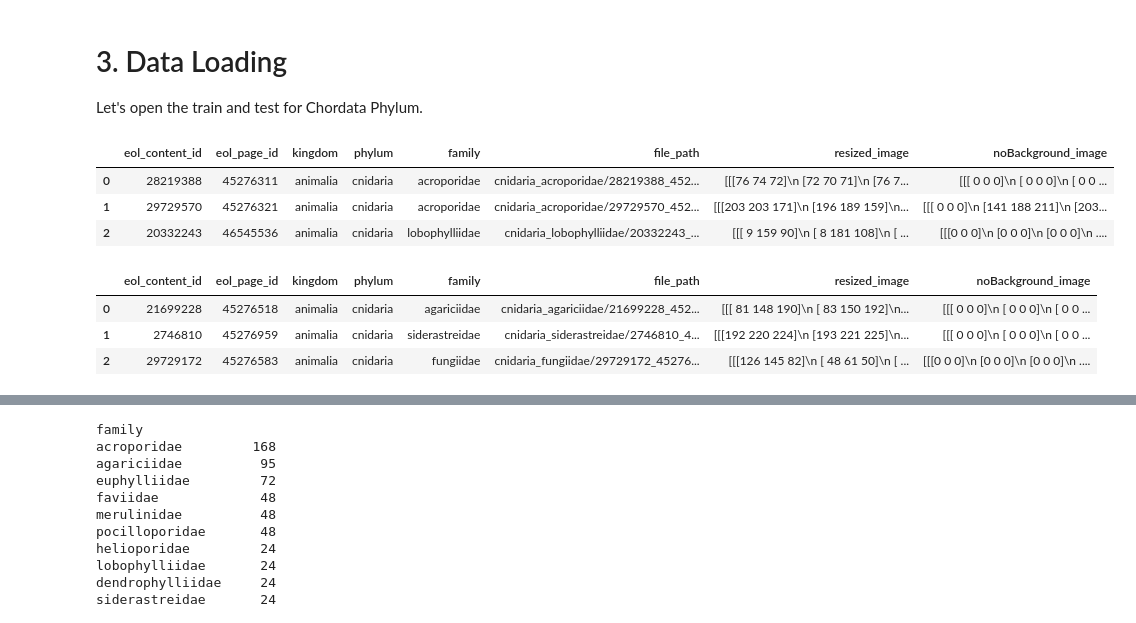
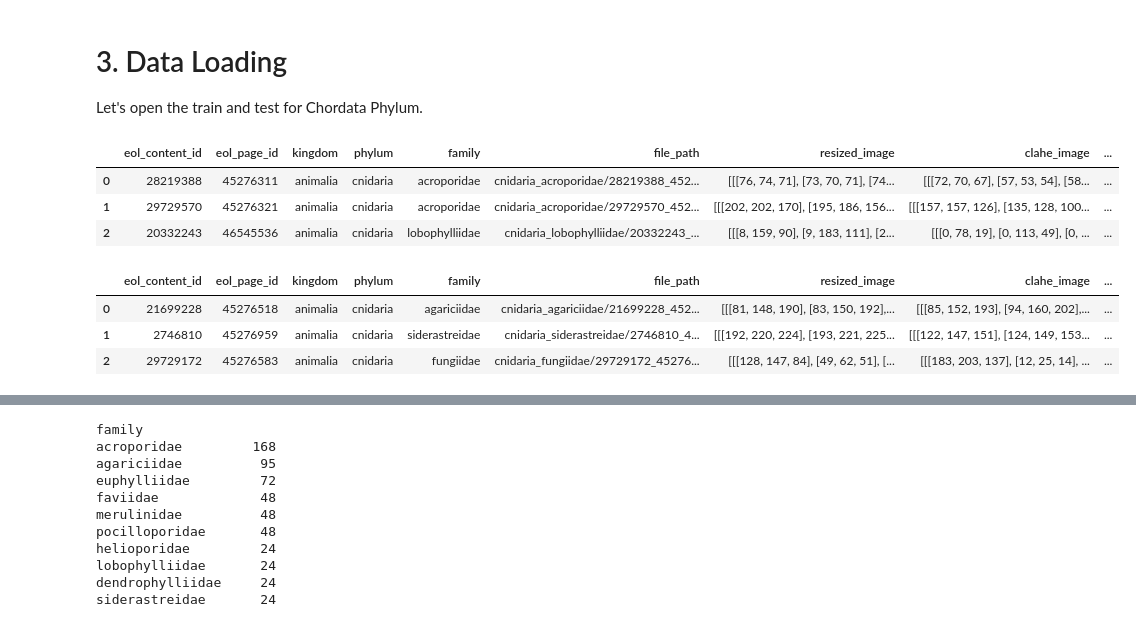
Before and after one commit to xandga/DeepLearning2425, a Jupyter notebook: 4. Phylum Cnidaria_pre-trained.ipynb, the cells around one changed output, grey strips where cells are left out. Saved outputs shown, nothing was run; the diff lists cells and outputs as text; code cells hidden in the pictures.

```diff
--- a/4. Phylum Cnidaria_pre-trained.ipynb
+++ b/4. Phylum Cnidaria_pre-trained.ipynb
@@ -66,22 +55,22 @@ Memory growth set for GPUs
 Let's open the train and test for Chordata Phylum.
 # %%
 # Load the DataFrame from the CSV file
-cnidaria_train = pd.read_csv("train_test_splits/cnidaria_train_processed.csv")
+cnidaria_train = pd.read_pickle("train_test_splits/cnidaria_train_processed.pkl")
 cnidaria_train.head(3)
 # %% [output]
-|  | eol_content_id | eol_page_id | kingdom | phylum | family | file_path | resized_image | noBackground_image |
-| 0 | 28219388 | 45276311 | animalia | cnidaria | acroporidae | cnidaria_acroporidae/28219388_452... | [[[76 74 72]\n [72 70 71]\n [76 7... | [[[ 0 0 0]\n [ 0 0 0]\n [ 0 0 ... |
-| 1 | 29729570 | 45276321 | animalia | cnidaria | acroporidae | cnidaria_acroporidae/29729570_452... | [[[203 203 171]\n [196 189 159]\n... | [[[ 0 0 0]\n [141 188 211]\n [203... |
-| 2 | 20332243 | 46545536 | animalia | cnidaria | lobophylliidae | cnidaria_lobophylliidae/20332243_... | [[[ 9 159 90]\n [ 8 181 108]\n [ ... | [[[0 0 0]\n [0 0 0]\n [0 0 0]\n .... |
+|  | eol_content_id | eol_page_id | kingdom | phylum | family | file_path | resized_image | clahe_image | ... |
+| 0 | 28219388 | 45276311 | animalia | cnidaria | acroporidae | cnidaria_acroporidae/28219388_452... | [[[76, 74, 71], [73, 70, 71], [74... | [[[72, 70, 67], [57, 53, 54], [58... | ... |
+| 1 | 29729570 | 45276321 | animalia | cnidaria | acroporidae | cnidaria_acroporidae/29729570_452... | [[[202, 202, 170], [195, 186, 156... | [[[157, 157, 126], [135, 128, 100... | ... |
+| 2 | 20332243 | 46545536 | animalia | cnidaria | lobophylliidae | cnidaria_lobophylliidae/20332243_... | [[[8, 159, 90], [9, 183, 111], [2... | [[[0, 78, 19], [0, 113, 49], [0, ... | ... |
 # %%
 # Load the DataFrame from the CSV file
-cnidaria_test = pd.read_csv("train_test_splits/cnidaria_test_processed.csv")
+cnidaria_test = pd.read_pickle("train_test_splits/cnidaria_test_processed.pkl")
 cnidaria_test.head(3)
 # %% [output]
-|  | eol_content_id | eol_page_id | kingdom | phylum | family | file_path | resized_image | noBackground_image |
-| 0 | 21699228 | 45276518 | animalia | cnidaria | agariciidae | cnidaria_agariciidae/21699228_452... | [[[ 81 148 190]\n [ 83 150 192]\n... | [[[ 0 0 0]\n [ 0 0 0]\n [ 0 0 ... |
-| 1 | 2746810 | 45276959 | animalia | cnidaria | siderastreidae | cnidaria_siderastreidae/2746810_4... | [[[192 220 224]\n [193 221 225]\n... | [[[ 0 0 0]\n [ 0 0 0]\n [ 0 0 ... |
-| 2 | 29729172 | 45276583 | animalia | cnidaria | fungiidae | cnidaria_fungiidae/29729172_45276... | [[[126 145 82]\n [ 48 61 50]\n [ ... | [[[0 0 0]\n [0 0 0]\n [0 0 0]\n .... |
+|  | eol_content_id | eol_page_id | kingdom | phylum | family | file_path | resized_image | clahe_image | ... |
+| 0 | 21699228 | 45276518 | animalia | cnidaria | agariciidae | cnidaria_agariciidae/21699228_452... | [[[81, 148, 190], [83, 150, 192],... | [[[85, 152, 193], [94, 160, 202],... | ... |
+| 1 | 2746810 | 45276959 | animalia | cnidaria | siderastreidae | cnidaria_siderastreidae/2746810_4... | [[[192, 220, 224], [193, 221, 225... | [[[122, 147, 151], [124, 149, 153... | ... |
+| 2 | 29729172 | 45276583 | animalia | cnidaria | fungiidae | cnidaria_fungiidae/29729172_45276... | [[[128, 147, 84], [49, 62, 51], [... | [[[183, 203, 137], [12, 25, 14], ... | ... |
 # %%
 cnidaria_train.shape, cnidaria_test.shape
 # %% [output]
```
Also changed, not shown: parts of 22 cells of this notebook, 2 other files.
